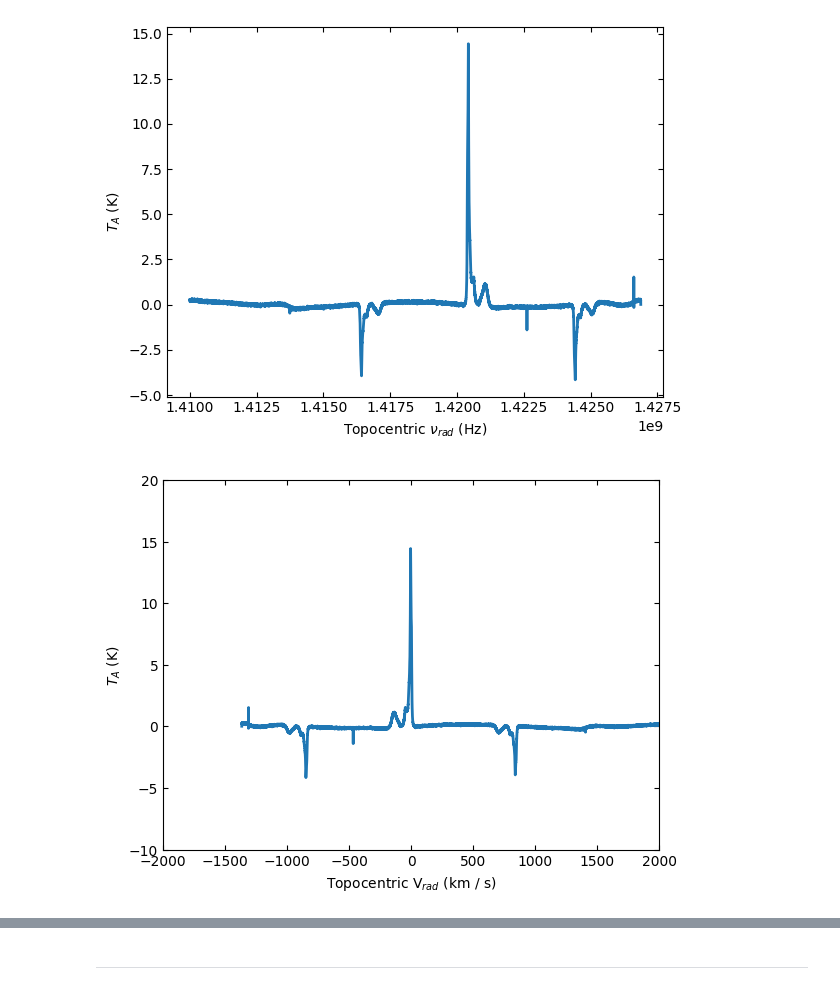
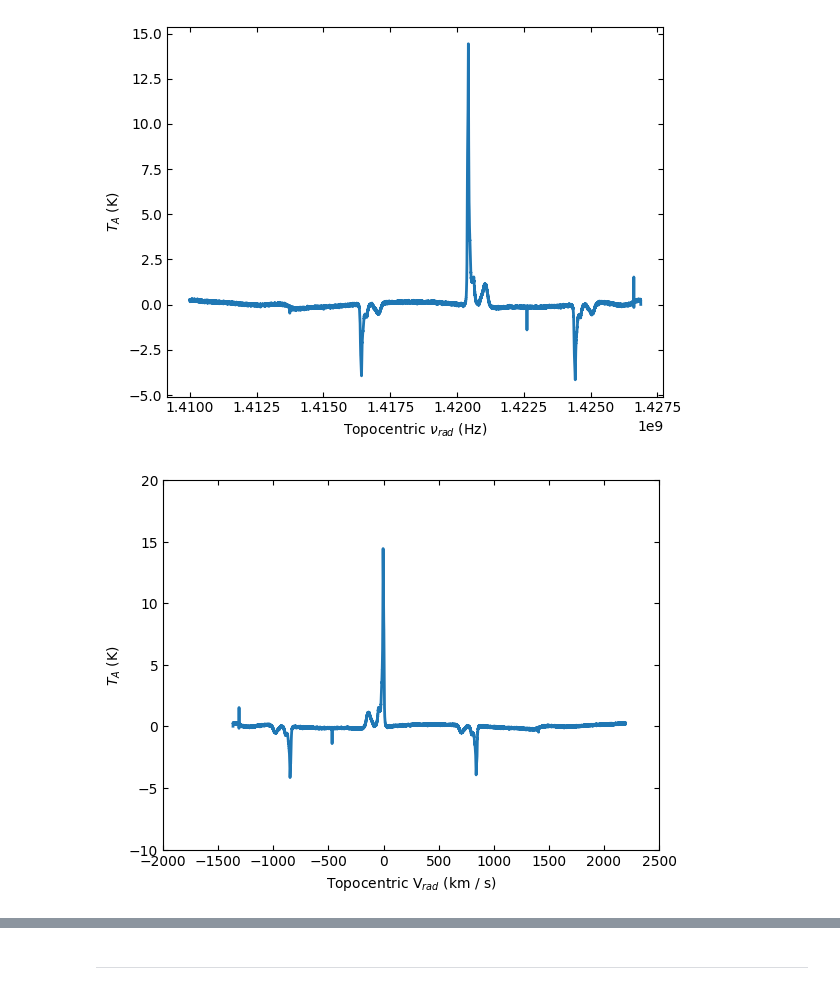
Before and after one commit to GreenBankObservatory/dysh, a Jupyter notebook: notebooks/examples/frequencyswitch.ipynb, the cells around one changed output, grey strips where cells are left out. Cells and saved outputs as stored; diff of their text form; code cells hidden in the pictures.

```diff
--- a/notebooks/examples/frequencyswitch.ipynb
+++ b/notebooks/examples/frequencyswitch.ipynb
@@ -48,9 +55,9 @@ ta.plot()
 # %% [output]
 [figure]
 # %%
-ta.plot(xaxis_unit="km/s",yaxis_unit="K",ymin=-10,ymax=20,xmin=-2000,xmax=2000)
+ta.plot(xaxis_unit="km/s",yaxis_unit="K",ymin=-10,ymax=20,xmin=-2000,xmax=2500)
 # %% [output]
-[figure, old version]
+[figure, new version]
 # %% [markdown]
 ### Plot x axis in channel units and remove a baseline with a compound exclusion region.
 Right now, compound exclusions only work in channel space.
```
Also changed, not shown: parts of 15 cells of this notebook.
